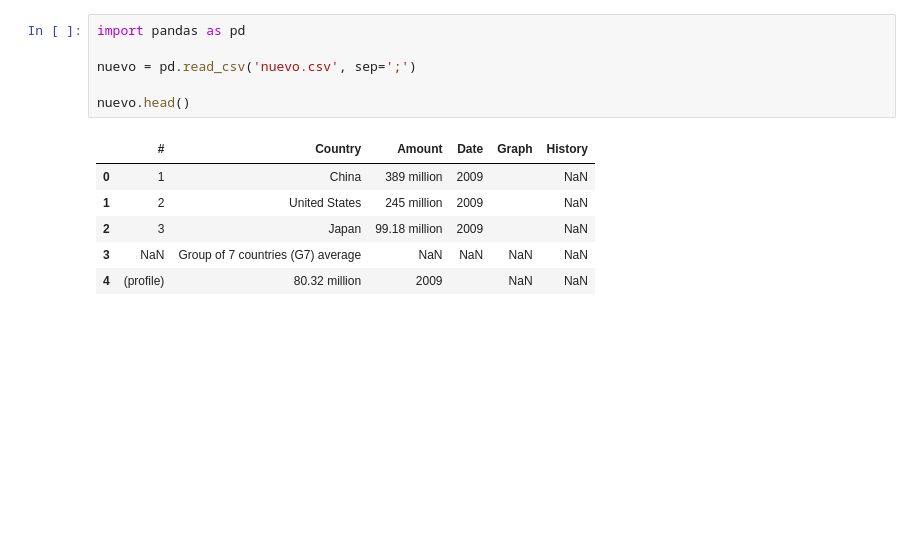
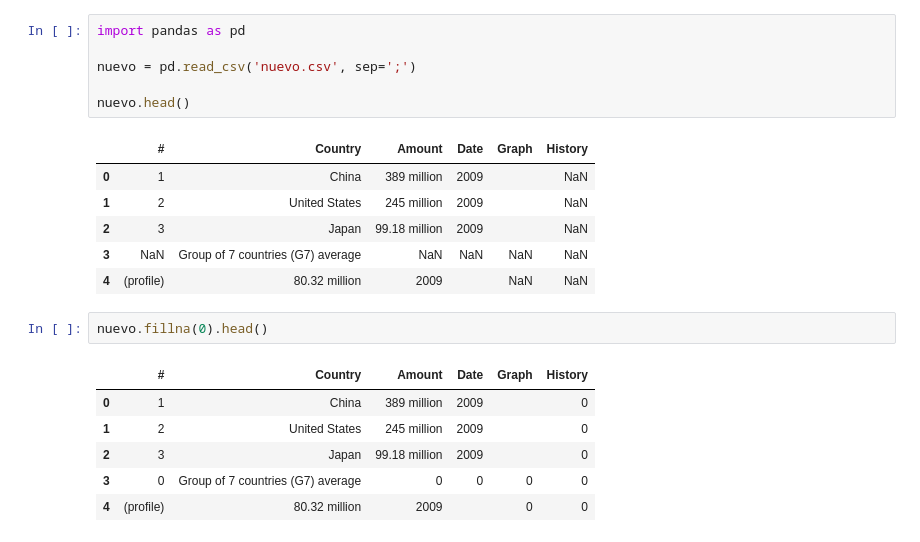
Before and after one commit to jesusguillevielma/notebook, a Jupyter notebook: Untitled12.ipynb, the cells around one changed output. Drawn from its saved outputs; the diff is of its cells as text; blank space fills up the shorter version.

```diff
--- a/Untitled12.ipynb
+++ b/Untitled12.ipynb
@@ -89,4 +89,13 @@ nuevo.head()
 | 2 | 3 | Japan | 99.18 million | 2009 |  | NaN |
 | 3 | NaN | Group of 7 countries (G7) average | NaN | NaN | NaN | NaN |
 | 4 | (profile) | 80.32 million | 2009 |  | NaN | NaN |
+# %%
+nuevo.fillna(0).head()
+# %% [output]
+|  | # | Country | Amount | Date | Graph | History |
+| 0 | 1 | China | 389 million | 2009 |  | 0 |
+| 1 | 2 | United States | 245 million | 2009 |  | 0 |
+| 2 | 3 | Japan | 99.18 million | 2009 |  | 0 |
+| 3 | 0 | Group of 7 countries (G7) average | 0 | 0 | 0 | 0 |
+| 4 | (profile) | 80.32 million | 2009 |  | 0 | 0 |
 # %%
```
Also changed, not shown: parts of 1 cell of this notebook, 2 other files.
